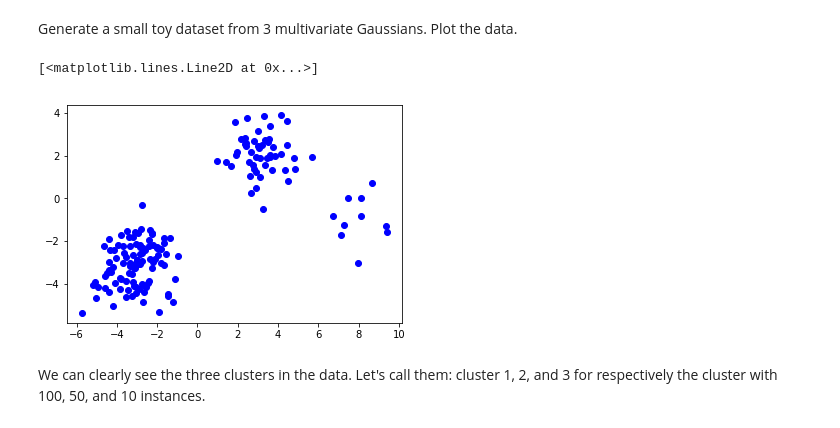
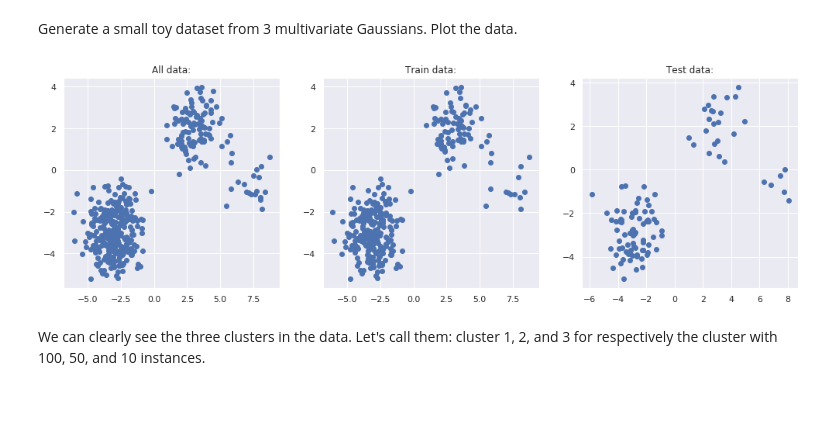
Before and after one commit to Vincent-Vercruyssen/anomatools, a Jupyter notebook: notebooks/SSDO_test.ipynb, the cells around one changed output. Cells and saved outputs as stored; diff of their text form; code cells hidden in the pictures; blank space fills up the shorter version.

```diff
--- a/notebooks/SSDO_test.ipynb
+++ b/notebooks/SSDO_test.ipynb
@@ -2,9 +2,18 @@
 # Imports
 # %%
 import numpy as np
+import random
 
 import matplotlib.pyplot as plt
+import seaborn as sns
+sns.set()
 %matplotlib inline
+
+# import SSDO
+from anomatools.anomaly_detection import SSDO
+
+%reload_ext autoreload
+%autoreload 2
 # %%
 import warnings
 warnings.simplefilter(action='ignore', category=FutureWarning)
@@ -13,15 +65,25 @@ warnings.simplefilter(action='ignore', category=FutureWarning)
 # %% [markdown]
 Generate a small toy dataset from 3 multivariate Gaussians. Plot the data.
 # %%
-X = np.vstack((np.random.multivariate_normal([-3, -3], [[1, 0], [0, 1]], 100),
-               np.random.multivariate_normal([3, 2], [[1, 0], [0, 1]], 50),
-               np.random.multivariate_normal([8, -1], [[1, 0], [0, 1]], 10)))
+X = np.vstack((np.random.multivariate_normal([-3, -3], [[1, 0], [0, 1]], 300),
+               np.random.multivariate_normal([3, 2], [[1, 0], [0, 1]], 100),
+               np.random.multivariate_normal([8, -1], [[1, 0], [0, 1]], 20)))
+np.random.shuffle(X)
+n, _ = X.shape
 
-plt.figure()
-plt.plot(X[:, 0], X[:, 1], 'o', color='blue')
+X_train = X[:int(n * 0.75), :]
+X_test = X[int(n * 0.75):, :]
+
+fig, axes = plt.subplots(1, 3, figsize=(17, 5))
+axes[0].plot(X[:, 0], X[:, 1], 'o')
+axes[0].set_title('All data:')
+axes[1].plot(X_train[:, 0], X_train[:, 1], 'o')
+axes[1].set_title('Train data:')
+axes[2].plot(X_test[:, 0], X_test[:, 1], 'o')
+axes[2].set_title('Test data:')
+plt.show()
 # %% [output]
-[<matplotlib.lines.Line2D at 0x...>]
-[figure, old version]
+[figure, new version]
 # %% [markdown]
 We can clearly see the three clusters in the data. Let's call them: cluster 1, 2, and 3 for respectively the cluster with 100, 50, and 10 instances.
 # %% [markdown]
```
Also changed, not shown: parts of 21 cells of this notebook, 5 other files.
